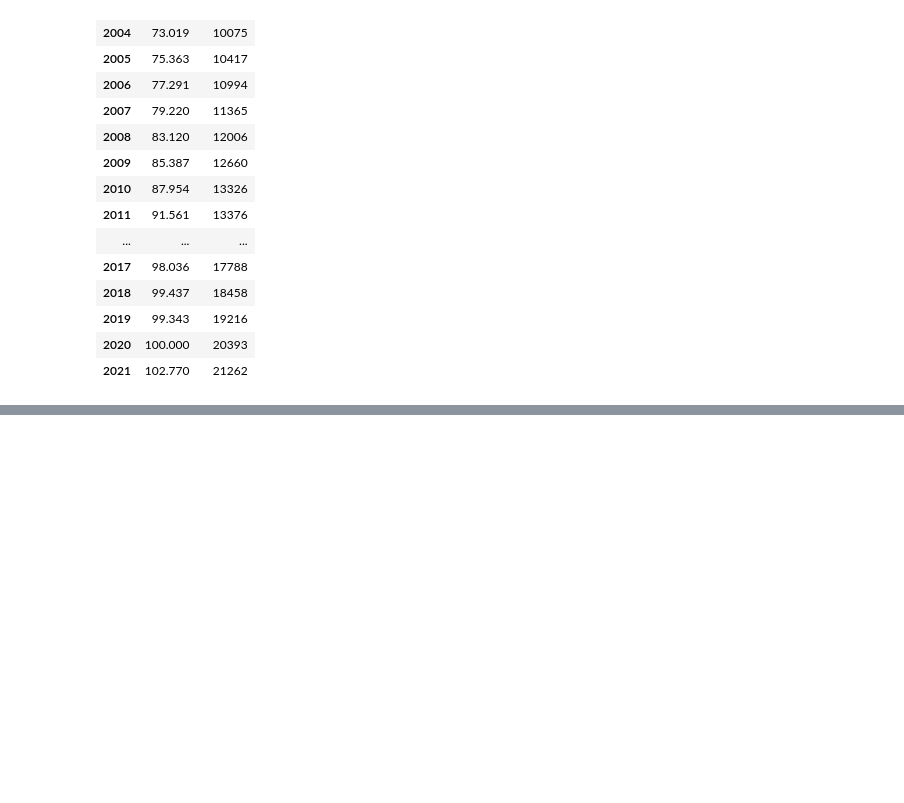
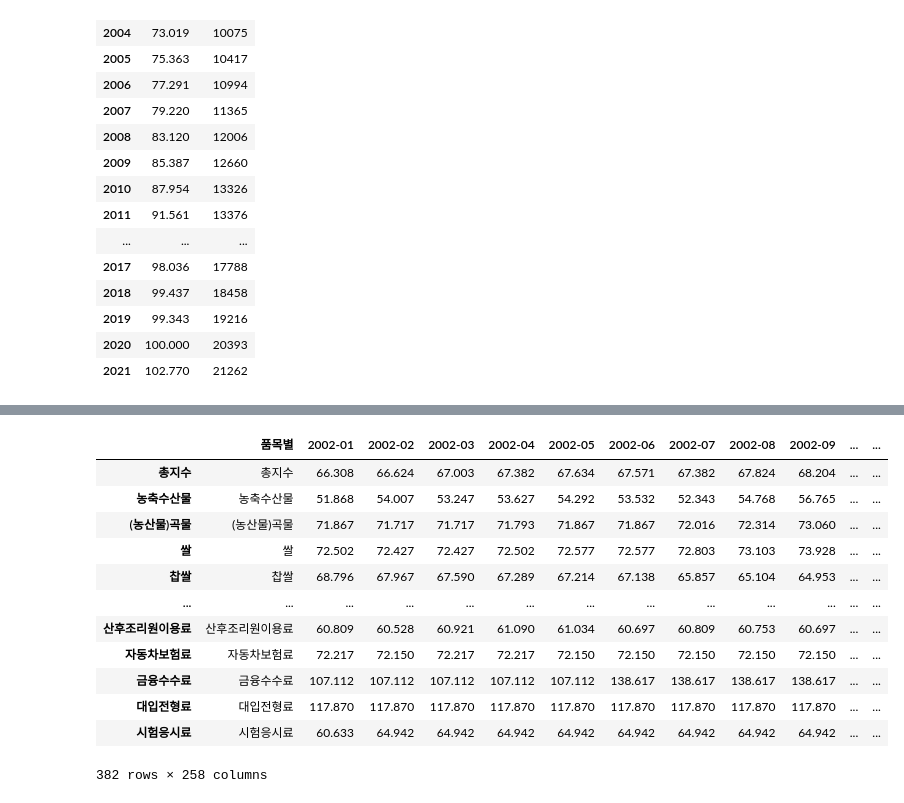
Before and after one commit to Kookyunghyun/3_team_k_digital, a Jupyter notebook: 분석자료/code/시계열.ipynb, the cells around one changed output, grey strips where cells are left out. Cells and saved outputs as stored; diff of their text form; code cells hidden in the pictures; blank space fills up the shorter version.

```diff
--- a/분석자료/code/시계열.ipynb
+++ b/분석자료/code/시계열.ipynb
@@ -421,0 +369,7 @@ pandas.core.series.Series
+# %%
+df = pd.read_csv("품목별.csv", encoding ="CP949")
+# %%
+df = df.drop("시도별",axis=1)
+df = df.drop("항목",axis=1)
+df = df.drop("단위",axis=1)
+df
@@ -421,0 +410,2 @@ pandas.core.series.Series
+# %%
+lst.insert(0,"품목별")
@@ -421,0 +432,19 @@ pandas.core.series.Series
+# %%
+df.columns = lst
+# %%
+df.index = list(df['품목별'])
+df
+# %% [output]
+|  | 품목별 | 2002-01 | 2002-02 | 2002-03 | 2002-04 | 2002-05 | 2002-06 | 2002-07 | 2002-08 | 2002-09 | ... | ... |
+| 총지수 | 총지수 | 66.308 | 66.624 | 67.003 | 67.382 | 67.634 | 67.571 | 67.382 | 67.824 | 68.204 | ... | ... |
+| 농축수산물 | 농축수산물 | 51.868 | 54.007 | 53.247 | 53.627 | 54.292 | 53.532 | 52.343 | 54.768 | 56.765 | ... | ... |
+| (농산물)곡물 | (농산물)곡물 | 71.867 | 71.717 | 71.717 | 71.793 | 71.867 | 71.867 | 72.016 | 72.314 | 73.060 | ... | ... |
+| 쌀 | 쌀 | 72.502 | 72.427 | 72.427 | 72.502 | 72.577 | 72.577 | 72.803 | 73.103 | 73.928 | ... | ... |
+| 찹쌀 | 찹쌀 | 68.796 | 67.967 | 67.590 | 67.289 | 67.214 | 67.138 | 65.857 | 65.104 | 64.953 | ... | ... |
+| ... | ... | ... | ... | ... | ... | ... | ... | ... | ... | ... | ... | ... |
+| 산후조리원이용료 | 산후조리원이용료 | 60.809 | 60.528 | 60.921 | 61.090 | 61.034 | 60.697 | 60.809 | 60.753 | 60.697 | ... | ... |
+| 자동차보험료 | 자동차보험료 | 72.217 | 72.150 | 72.217 | 72.217 | 72.150 | 72.150 | 72.150 | 72.150 | 72.150 | ... | ... |
+| 금융수수료 | 금융수수료 | 107.112 | 107.112 | 107.112 | 107.112 | 107.112 | 138.617 | 138.617 | 138.617 | 138.617 | ... | ... |
+| 대입전형료 | 대입전형료 | 117.870 | 117.870 | 117.870 | 117.870 | 117.870 | 117.870 | 117.870 | 117.870 | 117.870 | ... | ... |
+| 시험응시료 | 시험응시료 | 60.633 | 64.942 | 64.942 | 64.942 | 64.942 | 64.942 | 64.942 | 64.942 | 64.942 | ... | ... |
+382 rows × 258 columns
```
Also changed, not shown: parts of 63 cells of this notebook.
